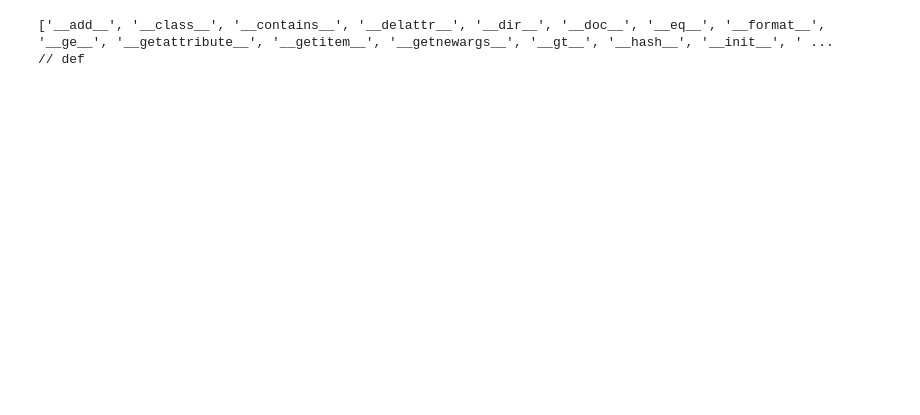
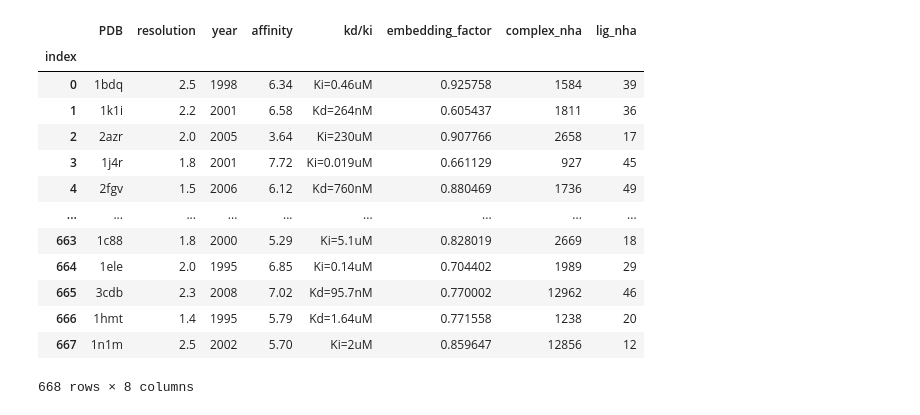
Before and after one commit to miemiemmmm/Nearl, a Jupyter notebook: notebooks/PDBBind_selection.ipynb, the cells around one changed output. Drawn from its saved outputs; the diff is of its cells as text; code cells hidden in the pictures; blank space fills up the shorter version.

```diff
--- a/notebooks/PDBBind_selection.ipynb
+++ b/notebooks/PDBBind_selection.ipynb
@@ -0,0 +3,25 @@
+# %%
+import re
+import pandas as pd
+import numpy as np
+# from BetaPose import utils
+
+
+def loaddb(dbfile):
+  with open(dbfile, "r") as file1:
+    lines = [i.strip() for i in file1.read().split("\n")]
+    lines = [i for i in lines if len(i)>0 and i[0]!="#"]
+    lines = [re.sub(r"//.*", "", i).strip() for i in lines]
+    table = [i.split() for i in lines]
+  table = pd.DataFrame(table, columns = ["PDB","resolution","year","affinity","kd/ki"]);
+  table['year'] = table['year'].astype(int)
+  table['resolution'] = table['resolution'].astype(float)
+  table['affinity'] = table['affinity'].astype(float)
+  return table
+
+
+# Pre-process the PDBBind-refined dataset (CSV)
+PB_setfile = "/home/miemie/Dropbox/PhD/project_MD_ML/PDBbind_v2020_refined/index/INDEX_refined_data.2020"
+table = loaddb(PB_setfile)
+a = list(table.PDB)
+print(f"All Entries: {len(a)} ; Unique Entries: {len(set(a))}")
@@ -97,11 +132,23 @@ Surface contribution: 111.8044; Surface pure: 486.78
 # %%
-a="abc // def"
-x = re.search(f"//.*", a).group()
-print(dir(x))
-print(x)
-# print(x.group())
+ABSSEL_setfile = "/home/miemie/Dropbox/PhD/project_MD_ML/PDBbind_v2020_refined/index/INDEX_ABS_SEL.csv"
+with open(ABSSEL_setfile, 'w') as file1:
+  file1.write(table_abs.to_csv())
+table_abs
+# table_abs["embedding_factor"].std()
 # %% [output]
+|  | PDB | resolution | year | affinity | kd/ki | embedding_factor | complex_nha | lig_nha |
+| index |  |  |  |  |  |  |  |  |
+| 0 | 1bdq | 2.5 | 1998 | 6.34 | Ki=0.46uM | 0.925758 | 1584 | 39 |
+| 1 | 1k1i | 2.2 | 2001 | 6.58 | Kd=264nM | 0.605437 | 1811 | 36 |
+| 2 | 2azr | 2.0 | 2005 | 3.64 | Ki=230uM | 0.907766 | 2658 | 17 |
+| 3 | 1j4r | 1.8 | 2001 | 7.72 | Ki=0.019uM | 0.661129 | 927 | 45 |
+| 4 | 2fgv | 1.5 | 2006 | 6.12 | Kd=760nM | 0.880469 | 1736 | 49 |
+| ... | ... | ... | ... | ... | ... | ... | ... | ... |
+| 663 | 1c88 | 1.8 | 2000 | 5.29 | Ki=5.1uM | 0.828019 | 2669 | 18 |
+| 664 | 1ele | 2.0 | 1995 | 6.85 | Ki=0.14uM | 0.704402 | 1989 | 29 |
+| 665 | 3cdb | 2.3 | 2008 | 7.02 | Kd=95.7nM | 0.770002 | 12962 | 46 |
+| 666 | 1hmt | 1.4 | 1995 | 5.79 | Kd=1.64uM | 0.771558 | 1238 | 20 |
+| 667 | 1n1m | 2.5 | 2002 | 5.70 | Ki=2uM | 0.859647 | 12856 | 12 |
-['__add__', '__class__', '__contains__', '__delattr__', '__dir__', '__doc__', '__eq__', '__format__', '__ge__', '__getattribute__', '__getitem__', '__getnewargs__', '__gt__', '__hash__', '__init__', ' ...
-// def
+668 rows × 8 columns
 # %%
 import matplotlib.pyplot as plt
```
Also changed, not shown: parts of 26 cells of this notebook, 9 other files.
